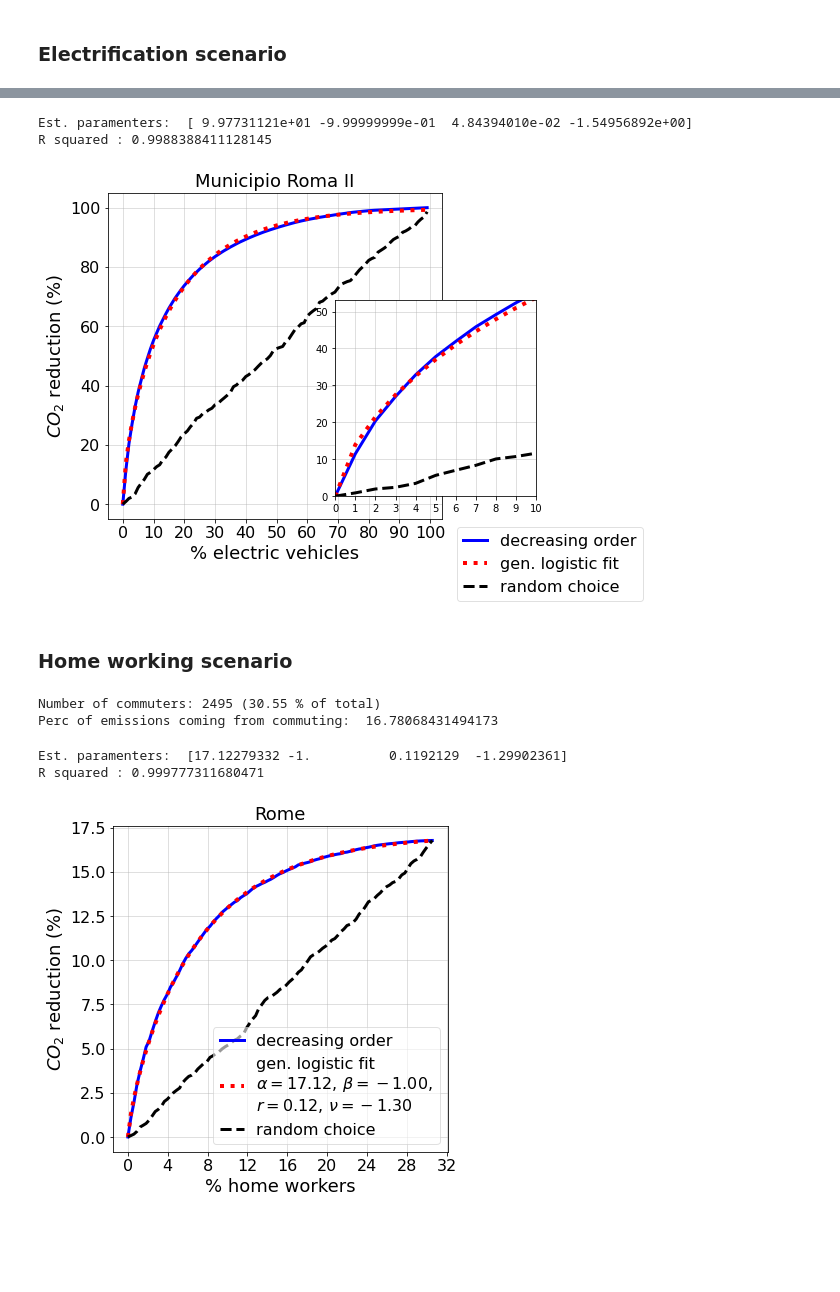
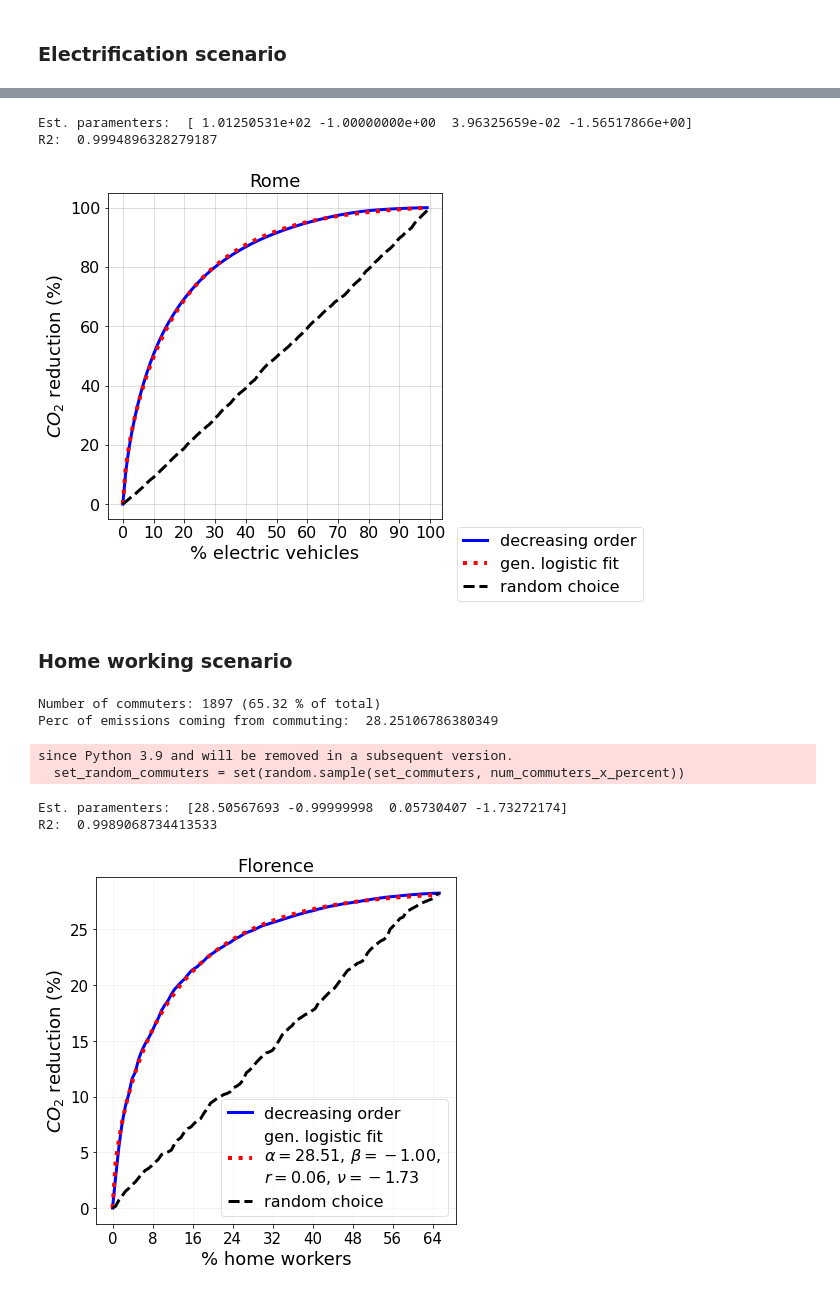
Before and after one commit to matteoboh/mobility_emissions, a Jupyter notebook: notebooks/paper_figures.ipynb, the cells around one changed output, grey strips where cells are left out. Cells and saved outputs as stored; diff of their text form; code cells hidden in the pictures; blank space fills up the shorter version.

Commit message:
new supplementary figures

```diff
--- a/notebooks/paper_figures.ipynb
+++ b/notebooks/paper_figures.ipynb
@@ -220,11 +973,11 @@ import numpy as np
 import pandas as pd
 
 # define the city and pollutant for which one wants the simulation
-city_name = 'Municipio Roma II'  #one of {'Florence', 'Rome', 'Greater London', 'Municipio Roma II'}
+city_name = 'Rome'  #one of {'Florence', 'Rome', 'Greater London', 'Municipio Roma II'}
 pollutant = 'CO_2'
 
 # loading df
-df = pd.read_csv('./data/cumulate_emissions_per_vehicle__%s.csv' %(city_name.lower().replace(' ', '_')), index_col=0)
+df = pd.read_csv('./data/old/cumulate_emissions_per_vehicle__%s.csv' %(city_name.lower().replace(' ', '_')), index_col=0)
 # creating a dictionary that maps each vehicle to its total emissions
 map__vehicle__tot_emissions = dict(zip(df['uid'], df[pollutant]))
 
@@ -395,10 +1180,11 @@ map__vehicle_choice__plot_feature__value = {
 
 line_plotter_with_fit(map__vehicle_choice__x_percent_reduction_perc,
                       '% electric vehicles', r'$CO_2$ reduction (%)',
-                      map__vehicle_choice__plot_feature__value, city_name, save_fig=False)
+                      map__vehicle_choice__plot_feature__value, city_name,
+                      plot_zoom=False, save_fig=False)
 # %% [output]
-Est. paramenters:  [ 9.97731121e+01 -9.99999999e-01  4.84394010e-02 -1.54956892e+00]
-R squared : 0.9988388411128145
+Est. paramenters:  [ 1.01250531e+02 -1.00000000e+00  3.96325659e-02 -1.56517866e+00]
+R2:  0.9994896328279187
-[figure, old version]
+[figure, new version]
 # %% [markdown]
 ### Home working scenario
@@ -405,21 +1207,25 @@ R squared : 0.9988388411128145
 # %%
-import random
-import numpy as np
-import pandas as pd
-
-# define the city and pollutant for which one wants the simulation
-city_name = 'Rome'  #one of {'Florence', 'Rome', 'Greater London'}
-pollutant = 'CO_2'
 
 # loading df
-df = pd.read_csv('./data/cumulate_emissions_per_vehicle__%s.csv' %(city_name.lower().replace(' ', '_')), index_col=0)
+#df = pd.read_csv('./data/cumulate_emissions_per_vehicle__%s.csv' %(city_name.lower().replace(' ', '_')), index_col=0)
+trajectory_type = 'emissions_traj_subsampled_aggregated_by_vehicle'
+NAME_OF_INPUT_FILE = dict_file_names[(city_name,
+                                      start_date, end_date,
+                                      trajectory_type)]
+df = pd.read_csv(PATH_TO_INPUT_FILES + NAME_OF_INPUT_FILE, index_col=False)
 # creating a dictionary that maps each vehicle to its total emissions
 map__vehicle__tot_emissions = dict(zip(df['uid'], df[pollutant]))
 sum_tot_emissions = sum(map__vehicle__tot_emissions.values())
 num_vehicles = len(map__vehicle__tot_emissions.keys())
 
+
 # loading df with commuting trajectories
-df_commuting = pd.read_csv('./data/cumulate_emissions_per_vehicle_from_commuting_traj__%s.csv' %(city_name.lower().replace(' ', '_')), index_col=0)
+#df_commuting = pd.read_csv('./data/cumulate_emissions_per_vehicle_from_commuting_traj__%s.csv' %(city_name.lower().replace(' ', '_')), index_col=0)
+trajectory_type = 'emissions_commuting_traj_subsampled_aggregated_by_vehicle'
+NAME_OF_INPUT_FILE = dict_file_names[(city_name,
+                                      start_date, end_date,
+                                      trajectory_type)]
+df_commuting = pd.read_csv(PATH_TO_INPUT_FILES + NAME_OF_INPUT_FILE, index_col=False)
 # creating a dictionary that maps each vehicle to its total emissions
 map__commuters__tot_emissions = dict(zip(df_commuting['uid'], df_commuting[pollutant]))
 sum_commuting_emissions = sum(map__commuters__tot_emissions.values())
@@ -458,8 +1264,10 @@ print('Number of commuters: %s (%.2f %% of total)' %(num_commuters, num_commuter
 perc_emissions_from_commuting = sum_commuting_emissions/sum_tot_emissions * 100
 print('Perc of emissions coming from commuting: ', perc_emissions_from_commuting)
 # %% [output]
-Number of commuters: 2495 (30.55 % of total)
-Perc of emissions coming from commuting:  16.78068431494173
+Number of commuters: 1897 (65.32 % of total)
+Perc of emissions coming from commuting:  28.25106786380349
+since Python 3.9 and will be removed in a subsequent version.
+  set_random_commuters = set(random.sample(set_commuters, num_commuters_x_percent))
 # %%
 import matplotlib.pyplot as plt
 from matplotlib.ticker import MaxNLocator
@@ -572,17 +1393,24 @@ def line_plotter_with_fit(map__feature__x_y, x_label, y_label, map__feature__plo
 # %%
 map__vehicle_choice__plot_feature__value = {
     'most polluting' : {'name' : 'decreasing order',
                        'color' : 'blue',
                         'lstyle' : '-'},
     'random' : {'name' : 'random choice',
                'color' : 'black',
                 'lstyle' : '--'}
 }
 
-line_plotter_with_fit(map__vehicle_choice__x_percent_reduction_perc,
-                      '% home workers', r'$CO_2$ reduction (%)',
-                      map__vehicle_choice__plot_feature__value, city_name, save_fig=False)
+fig, ax = plt.subplots(nrows=1, ncols=1, figsize=(6, 6))
+
+plot_title = city
+line_plotter_with_fit(map__vehicle_choice__x_percent_reduction_perc, perc_emissions_from_commuting,
+                          '% home workers', r'$CO_2$ reduction (%)',
+                          map__vehicle_choice__plot_feature__value, plot_title, ax)
+#line_plotter_with_fit(map__feature__x_y, perc_emissions_from_commuting, x_label, y_label, map__feature__plot_feature__value, plot_title, ax, save_fig=False)
+plt.tight_layout()
+plt.subplots_adjust(wspace = 0.25, hspace = 0.25)
+plt.show()
 # %% [output]
-Est. paramenters:  [17.12279332 -1.          0.1192129  -1.29902361]
-R squared : 0.999777311680471
+Est. paramenters:  [28.50567693 -0.99999998  0.05730407 -1.73272174]
+R2:  0.9989068734413533
-[figure, old version]
+[figure, new version]
```
Also changed, not shown: parts of 30 cells of this notebook.
